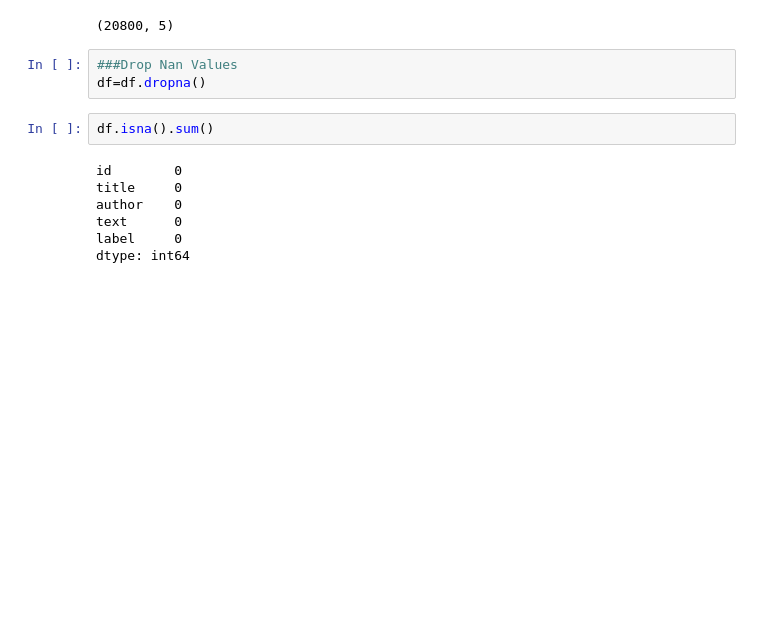
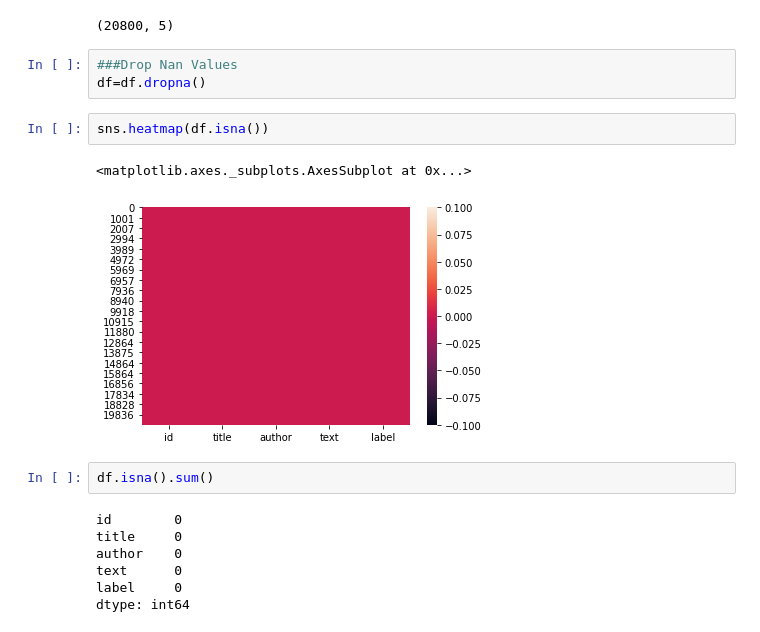
Before and after one commit to stushar12/Fake-News-Detection, a Jupyter notebook: Fake_news_detection.ipynb, the cells around one changed output. Saved outputs shown, nothing was run; the diff lists cells and outputs as text; blank space fills up the shorter version.

```diff
--- a/Fake_news_detection.ipynb
+++ b/Fake_news_detection.ipynb
@@ -49,6 +77,11 @@ df.shape
 # %%
 ###Drop Nan Values
 df=df.dropna()
+# %%
+sns.heatmap(df.isna())
+# %% [output]
+<matplotlib.axes._subplots.AxesSubplot at 0x...>
+[figure, added]
 # %%
 df.isna().sum()
 # %% [output]
```
Also changed, not shown: parts of 27 cells of this notebook.
